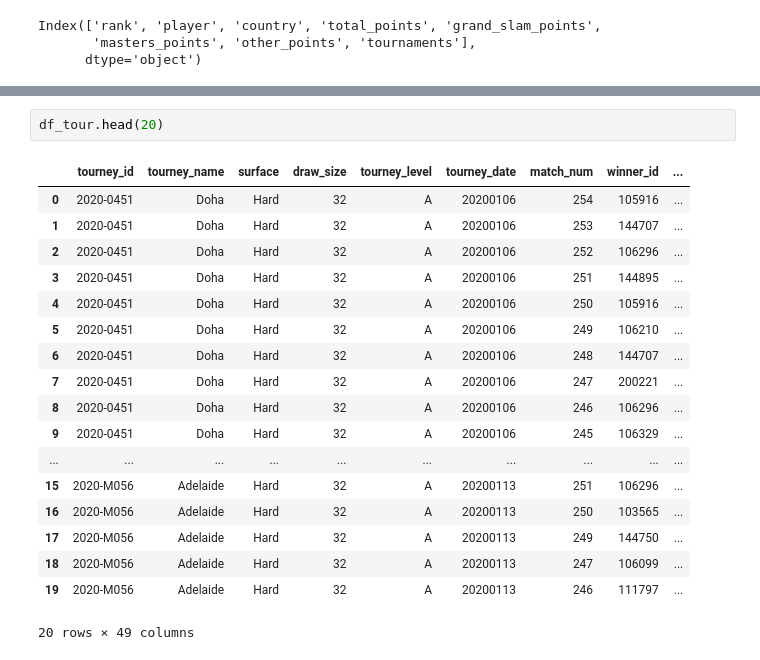
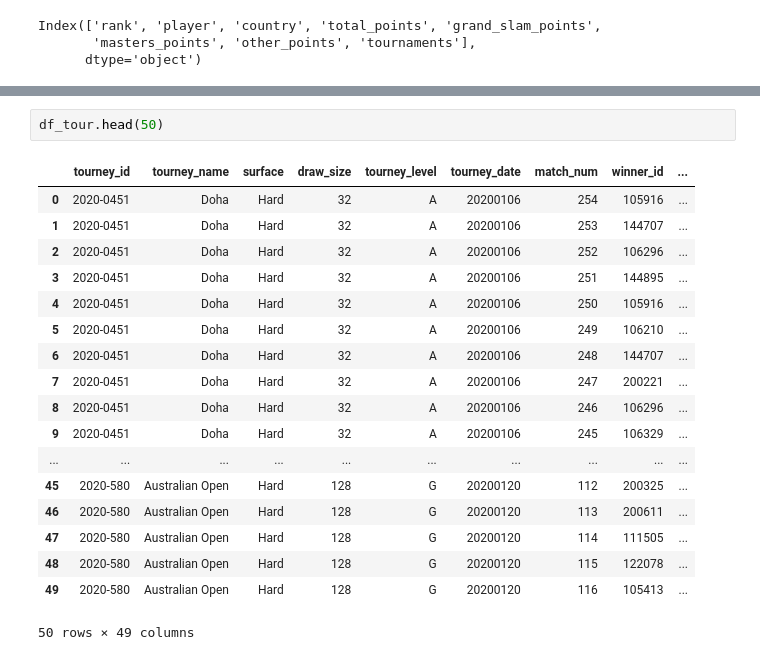
Before and after one commit to Lokhy87/EDA_entrega, a Jupyter notebook: Limpieza.ipynb, the cells around one changed output, grey strips where cells are left out. Drawn from its saved outputs; the diff is of its cells as text.

```diff
--- a/Limpieza.ipynb
+++ b/Limpieza.ipynb
@@ -311,21 +291,21 @@ memory usage: 1.2+ MB
 # %%
-df_tour.head(20)
+df_tour.head(50)
 # %% [output]
 |  | tourney_id | tourney_name | surface | draw_size | tourney_level | tourney_date | match_num | winner_id | ... |
 | 0 | 2020-0451 | Doha | Hard | 32 | A | 20200106 | 254 | 105916 | ... |
 | 1 | 2020-0451 | Doha | Hard | 32 | A | 20200106 | 253 | 144707 | ... |
 | 2 | 2020-0451 | Doha | Hard | 32 | A | 20200106 | 252 | 106296 | ... |
 | 3 | 2020-0451 | Doha | Hard | 32 | A | 20200106 | 251 | 144895 | ... |
 | 4 | 2020-0451 | Doha | Hard | 32 | A | 20200106 | 250 | 105916 | ... |
 | 5 | 2020-0451 | Doha | Hard | 32 | A | 20200106 | 249 | 106210 | ... |
 | 6 | 2020-0451 | Doha | Hard | 32 | A | 20200106 | 248 | 144707 | ... |
 | 7 | 2020-0451 | Doha | Hard | 32 | A | 20200106 | 247 | 200221 | ... |
 | 8 | 2020-0451 | Doha | Hard | 32 | A | 20200106 | 246 | 106296 | ... |
 | 9 | 2020-0451 | Doha | Hard | 32 | A | 20200106 | 245 | 106329 | ... |
 | ... | ... | ... | ... | ... | ... | ... | ... | ... | ... |
-| 15 | 2020-M056 | Adelaide | Hard | 32 | A | 20200113 | 251 | 106296 | ... |
-| 16 | 2020-M056 | Adelaide | Hard | 32 | A | 20200113 | 250 | 103565 | ... |
-| 17 | 2020-M056 | Adelaide | Hard | 32 | A | 20200113 | 249 | 144750 | ... |
-| 18 | 2020-M056 | Adelaide | Hard | 32 | A | 20200113 | 247 | 106099 | ... |
-| 19 | 2020-M056 | Adelaide | Hard | 32 | A | 20200113 | 246 | 111797 | ... |
+| 45 | 2020-580 | Australian Open | Hard | 128 | G | 20200120 | 112 | 200325 | ... |
+| 46 | 2020-580 | Australian Open | Hard | 128 | G | 20200120 | 113 | 200611 | ... |
+| 47 | 2020-580 | Australian Open | Hard | 128 | G | 20200120 | 114 | 111505 | ... |
+| 48 | 2020-580 | Australian Open | Hard | 128 | G | 20200120 | 115 | 122078 | ... |
+| 49 | 2020-580 | Australian Open | Hard | 128 | G | 20200120 | 116 | 105413 | ... |
-20 rows × 49 columns
+50 rows × 49 columns
```
Also changed, not shown: parts of 7 cells of this notebook, 8 other files.
